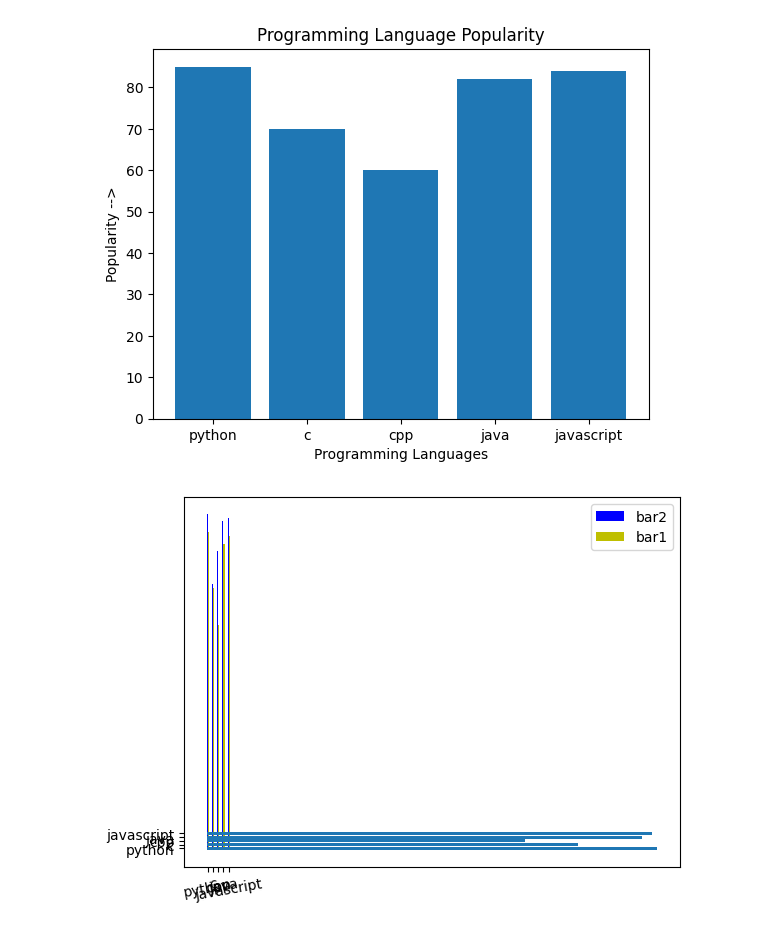
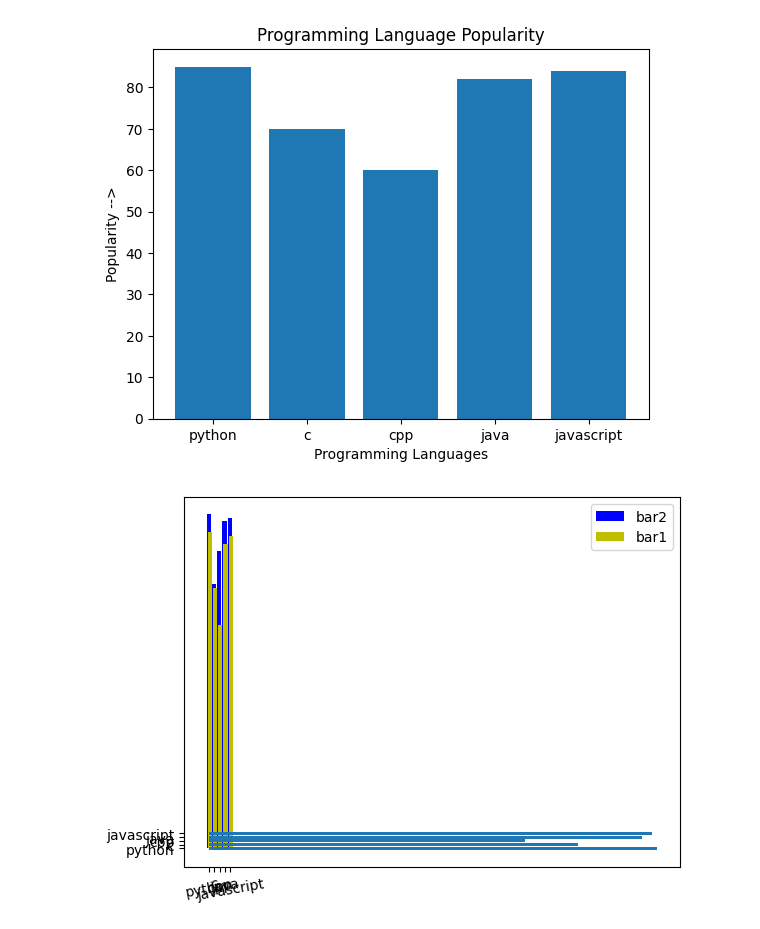
Before and after one commit to ManishKumarPatel13/CodeDump, a Jupyter notebook: Python New Tut/Matplotlib/BarPLot.ipynb, the cells around one changed output. Cells and saved outputs as stored; diff of their text form; code cells hidden in the pictures.

```diff
--- a/Python New Tut/Matplotlib/BarPLot.ipynb
+++ b/Python New Tut/Matplotlib/BarPLot.ipynb
@@ -36,33 +36,34 @@ plt.show()
 
 # Change graph visibility
 # plt.bar(x,y,alpha=0.3) # its range lies from 0 - 1
 
 # Adding label for the values
 # plt.bar(x, y, color=['r', 'g', 'b', 'y', 'm'], label=["py", 'c', 'cpp', 'java', 'js']) # Like this we have to call legend later
 # plt.legend()
 
 # Making multiple bar graph in one graph never call the graph which have greater value at last because all other graphs will get overlaped
 
 # plt.bar(x, z, color='b', label='bar2')
 # plt.bar(x, y, color='y', label='bar1')
 
 # Make the two bars side by side
 width = 0.2
 p = np.arange(len(x))
 p1 = [width + j for j in p]
-plt.bar(p, z, width, color='b', label='bar2')
-plt.bar(p1, y,width, color='y', label='bar1')
+plt.bar(p, z, color='b', label='bar2')
+plt.bar(p1, y, color='y', label='bar1')
 
 # Add x axis tickers means values
 plt.xticks(p+width/2, x, rotation=10)
 
 
 
 plt.legend(loc='upper right') # changes the bar label position
 
 # Horizonatal bar graph
 plt.barh(x, y)
 
+
 plt.show()
 # %% [output]
-[figure, old version]
+[figure, new version]
```
Also changed, not shown: parts of 1 cell of this notebook, 26 other files.
